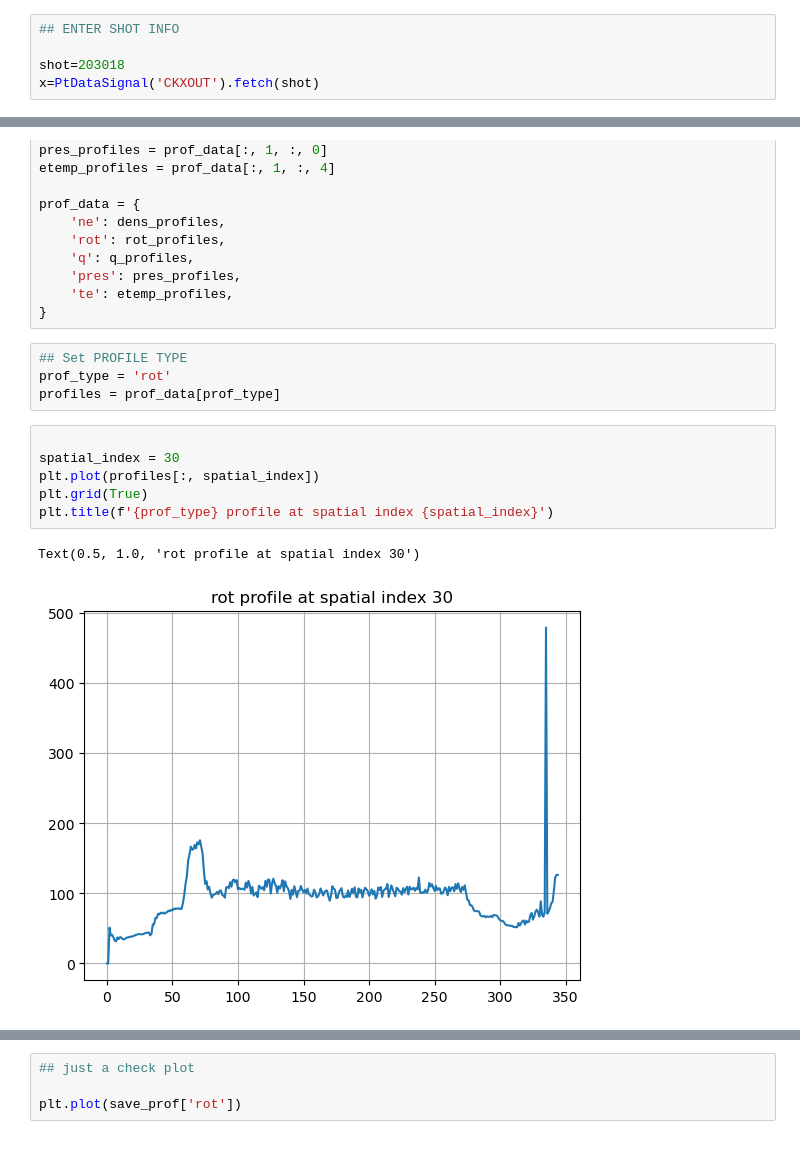
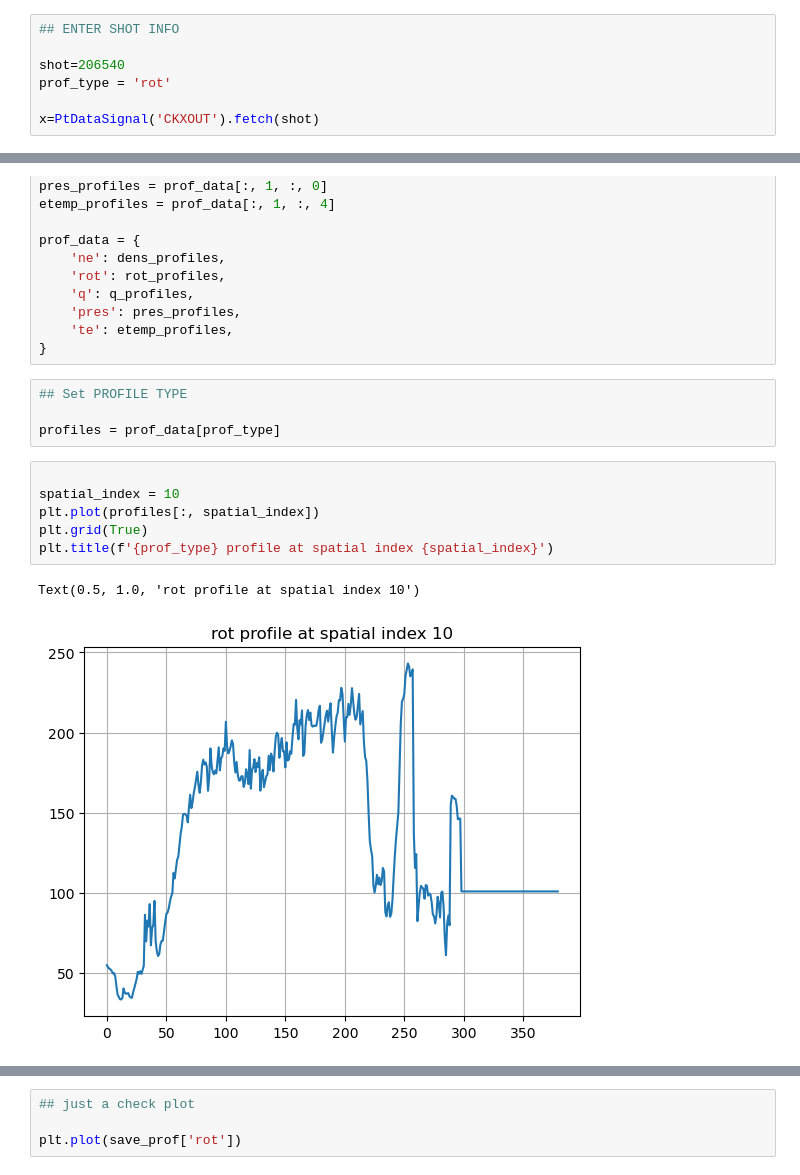
Before and after one commit to rohit-sonker/rl_prof_control_exp, a Jupyter notebook: create_live_targets.ipynb, the cells around one changed output, grey strips where cells are left out. Saved outputs shown, nothing was run; the diff lists cells and outputs as text.

```diff
--- a/create_live_targets.ipynb
+++ b/create_live_targets.ipynb
@@ -211,7 +205,9 @@ def save_profile_to_template2(rot_profile=None, dens_profile=None, etemp_profile
 # %%
 ## ENTER SHOT INFO
 
-shot=203018
+shot=206540
+prof_type = 'rot'
+
 x=PtDataSignal('CKXOUT').fetch(shot)
 # %% [output]
 Environment variable TOKSEARCH_INDEX_DIR not set.
@@ -243,14 +239,14 @@ prof_data = {
 }
 # %%
 ## Set PROFILE TYPE
-prof_type = 'rot'
+
 profiles = prof_data[prof_type]
 # %%
 
-spatial_index = 30
+spatial_index = 10
 plt.plot(profiles[:, spatial_index])
 plt.grid(True)
 plt.title(f'{prof_type} profile at spatial index {spatial_index}')
 # %% [output]
-Text(0.5, 1.0, 'rot profile at spatial index 30')
+Text(0.5, 1.0, 'rot profile at spatial index 10')
-[figure, old version]
+[figure, new version]
```
Also changed, not shown: parts of 4 cells of this notebook, 5 other files.
